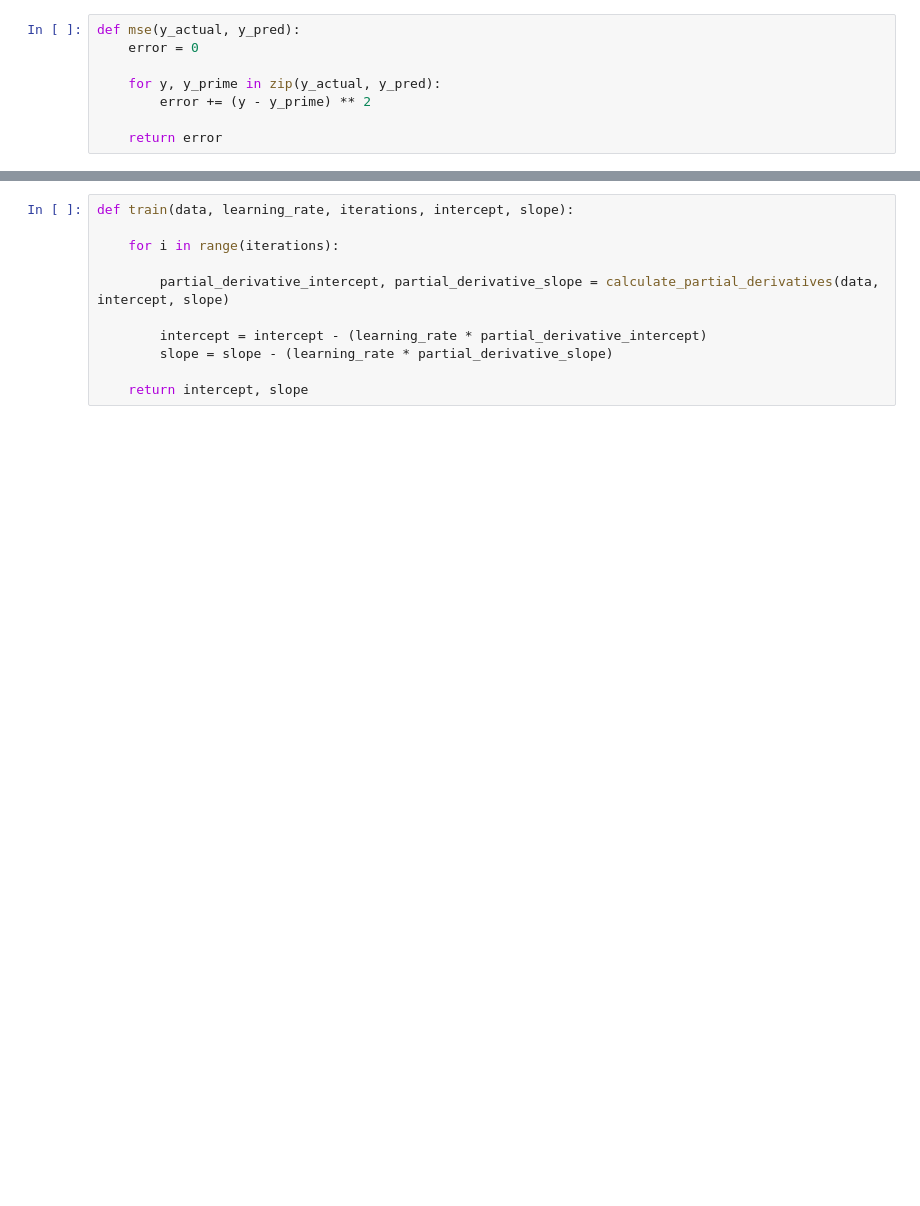
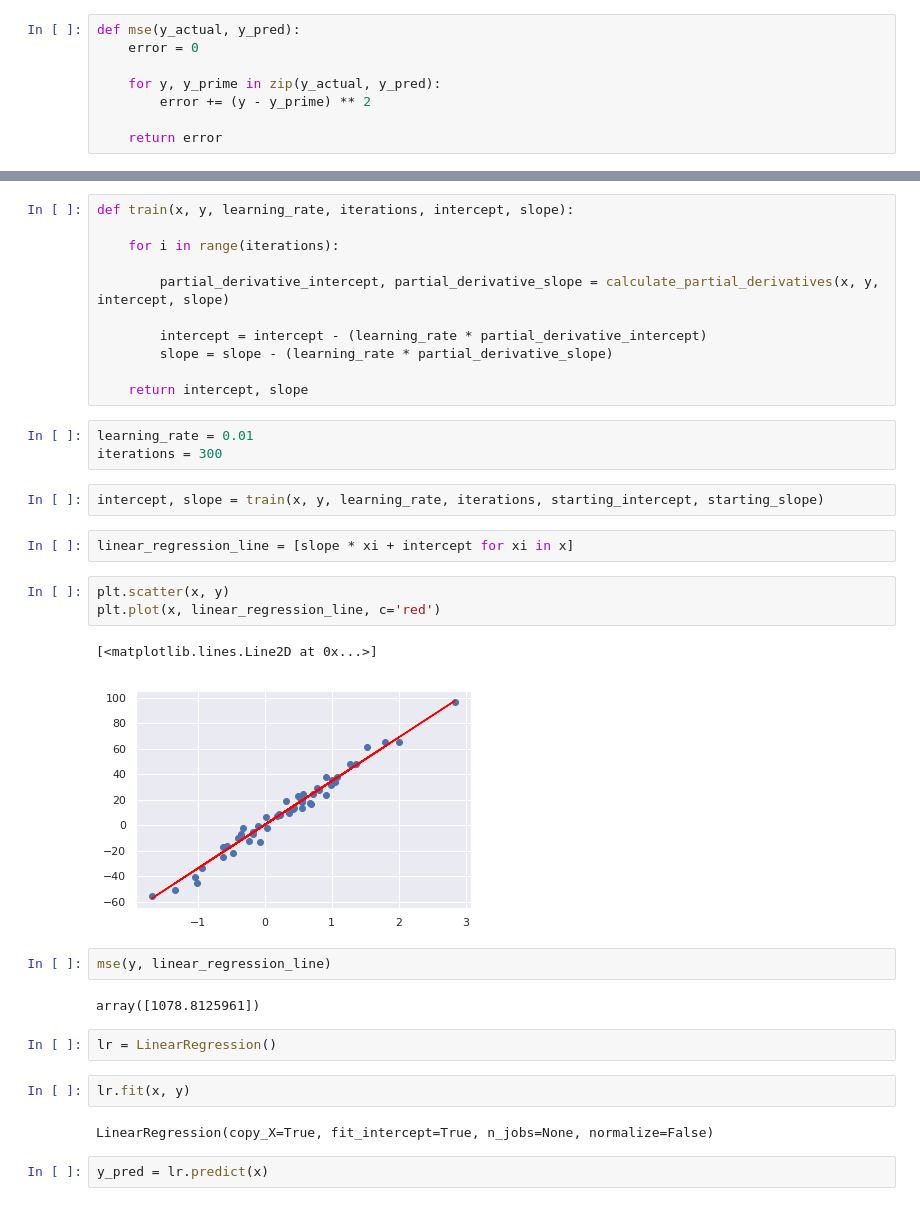
Before and after one commit to sethips/linear-regression-python, a Jupyter notebook: gradient-descent.ipynb, the cells around one changed output, grey strips where cells are left out. Cells and saved outputs as stored; diff of their text form; blank space fills up the shorter version.

```diff
--- a/gradient-descent.ipynb
+++ b/gradient-descent.ipynb
@@ -52,13 +43,38 @@ def calculate_partial_derivatives(data, intercept, slope):
 
     return partial_derivative_intercept, partial_derivative_slope
 # %%
-def train(data, learning_rate, iterations, intercept, slope):
+def train(x, y, learning_rate, iterations, intercept, slope):
 
     for i in range(iterations):
 
-        partial_derivative_intercept, partial_derivative_slope = calculate_partial_derivatives(data, intercept, slope)
+        partial_derivative_intercept, partial_derivative_slope = calculate_partial_derivatives(x, y, intercept, slope)
 
         intercept = intercept - (learning_rate * partial_derivative_intercept)
         slope = slope - (learning_rate * partial_derivative_slope)
 
     return intercept, slope
+# %%
+learning_rate = 0.01
+iterations = 300
+# %%
+intercept, slope = train(x, y, learning_rate, iterations, starting_intercept, starting_slope)
+# %%
+linear_regression_line = [slope * xi + intercept for xi in x]
+# %%
+plt.scatter(x, y)
+plt.plot(x, linear_regression_line, c='red')
+# %% [output]
+[<matplotlib.lines.Line2D at 0x...>]
+[figure, added]
+# %%
+mse(y, linear_regression_line)
+# %% [output]
+array([1078.8125961])
+# %%
+lr = LinearRegression()
+# %%
+lr.fit(x, y)
+# %% [output]
+LinearRegression(copy_X=True, fit_intercept=True, n_jobs=None, normalize=False)
+# %%
+y_pred = lr.predict(x)
```
Also changed, not shown: parts of 11 cells of this notebook, 2 other files.
